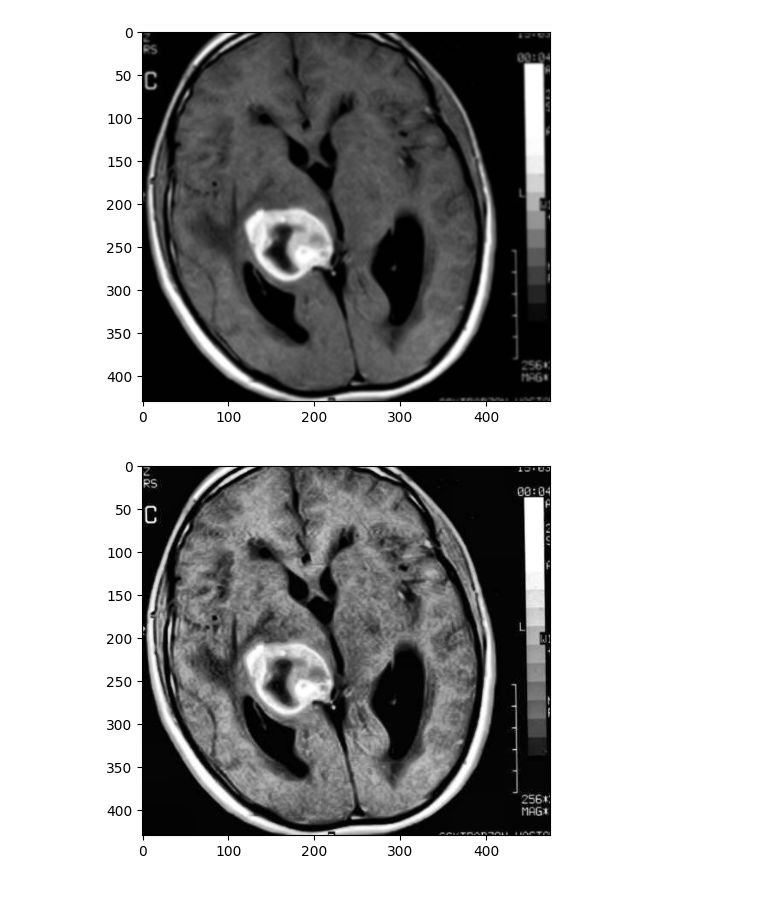
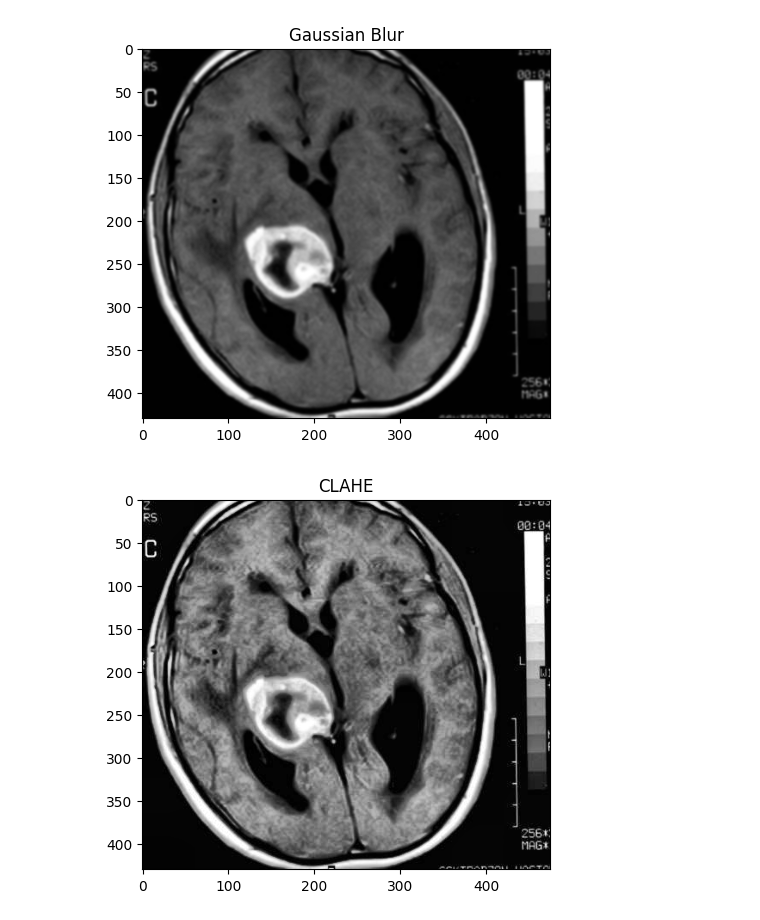
Before and after one commit to imbilalyilmaz/Bedlab_Beyin-Tumor, a Jupyter notebook: main.ipynb, the cells around one changed output. Drawn from its saved outputs; the diff is of its cells as text; code cells hidden in the pictures.

Commit message:
Title eklendi

```diff
--- a/main.ipynb
+++ b/main.ipynb
@@ -7,18 +7,18 @@ image = cv.imread('./images/beyin.jpg', cv.IMREAD_GRAYSCALE)
 # %%
 blurred = cv.GaussianBlur(image, (5,5), 0)
 
-plt.imshow(blurred, cmap='gray')
+plt.imshow(blurred, cmap='gray'), plt.title('Gaussian Blur')
 plt.show()
 # %% [output]
-[figure, old version]
+[figure, new version]
 # %%
 clahe = cv.createCLAHE(clipLimit=2, tileGridSize=(8,8))
 clahe_img = clahe.apply(image)
 
-plt.imshow(clahe_img, cmap='gray')
+plt.imshow(clahe_img, cmap='gray'), plt.title('CLAHE')
 plt.show()
 # %% [output]
-[figure, old version]
+[figure, new version]
 # %%
 canny = cv.Canny(clahe_img, 125, 175)
 
```
Also changed, not shown: parts of 2 cells of this notebook.
